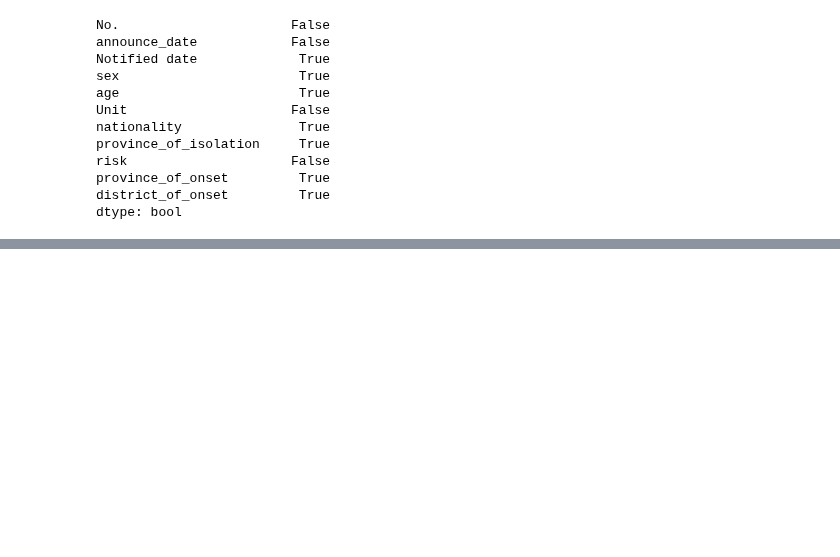
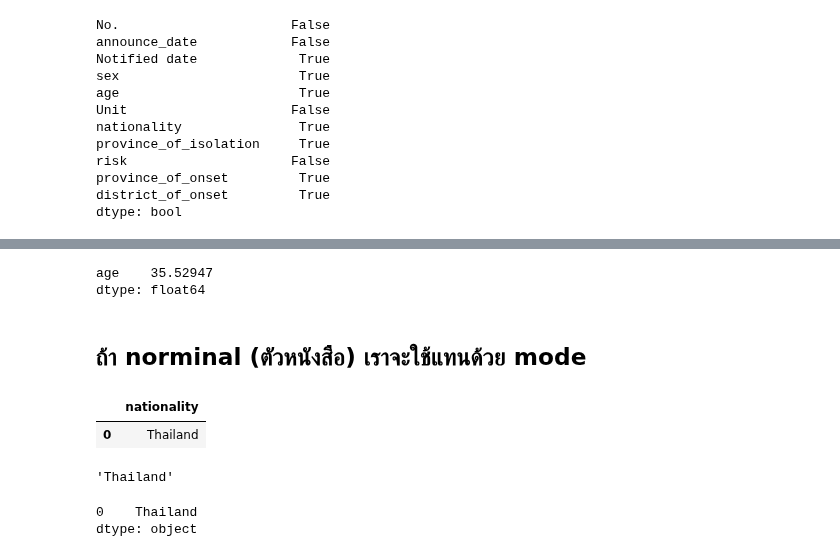
Before and after one commit to sitthatkaja/DWDM21, a Jupyter notebook: Data_Preprocessing(Chapter_3).ipynb, the cells around one changed output, grey strips where cells are left out. Drawn from its saved outputs; the diff is of its cells as text; code cells hidden in the pictures; blank space fills up the shorter version.

```diff
--- a/Data_Preprocessing(Chapter_3).ipynb
+++ b/Data_Preprocessing(Chapter_3).ipynb
@@ -321,0 +354,21 @@ dtype: bool
+# %%
+data_cases[['age']].mean()
+# %% [output]
+age    35.52947
+dtype: float64
+# %% [markdown]
+## **ถ้า norminal (ตัวหนังสือ) เราจะใช้แทนด้วย mode**
+# %%
+data_cases[['nationality']].mode()
+# %% [output]
+|  | nationality |
+| 0 | Thailand |
+# %%
+data_cases[['nationality']].mode().iloc[0,0]
+# %% [output]
+'Thailand'
+# %%
+data_cases['nationality'].mode()
+# %% [output]
+0    Thailand
+dtype: object
```
Also changed, not shown: parts of 13 cells of this notebook.
